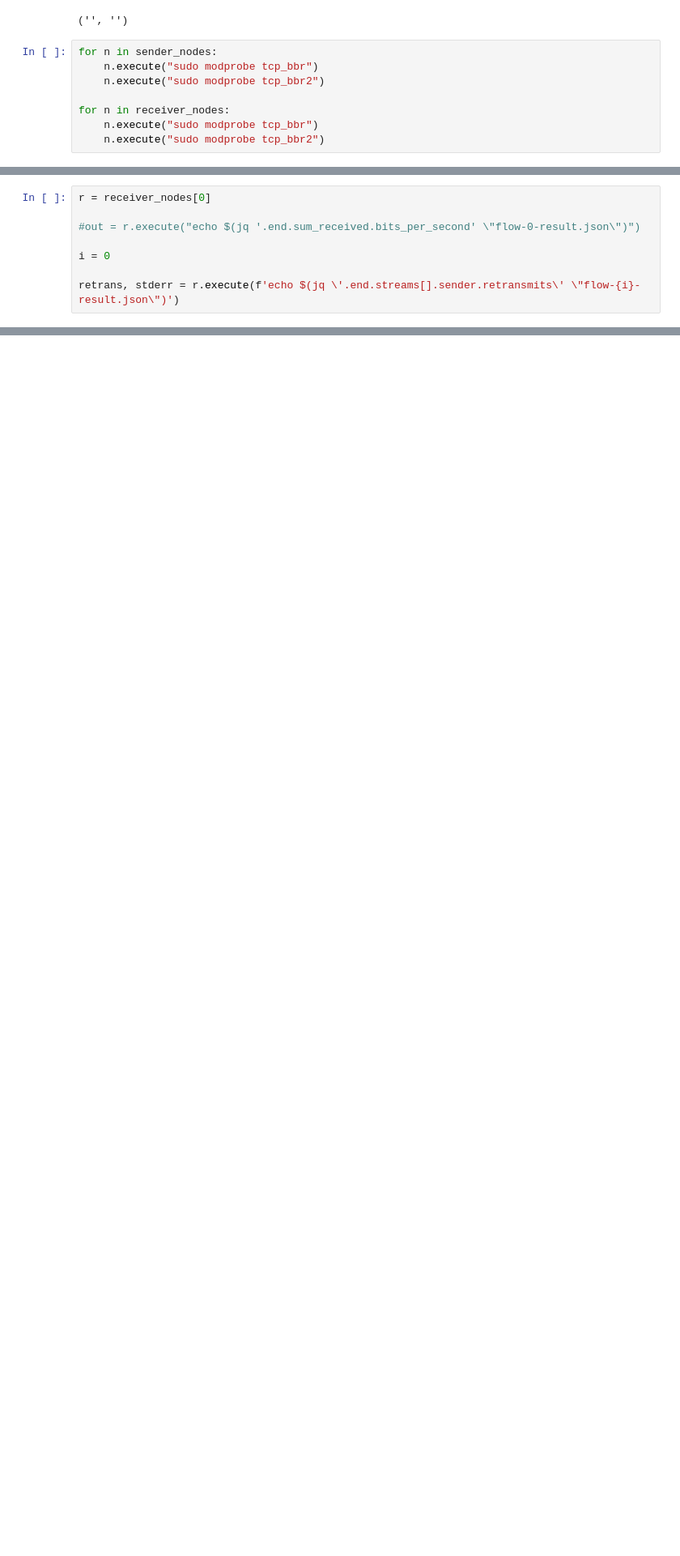
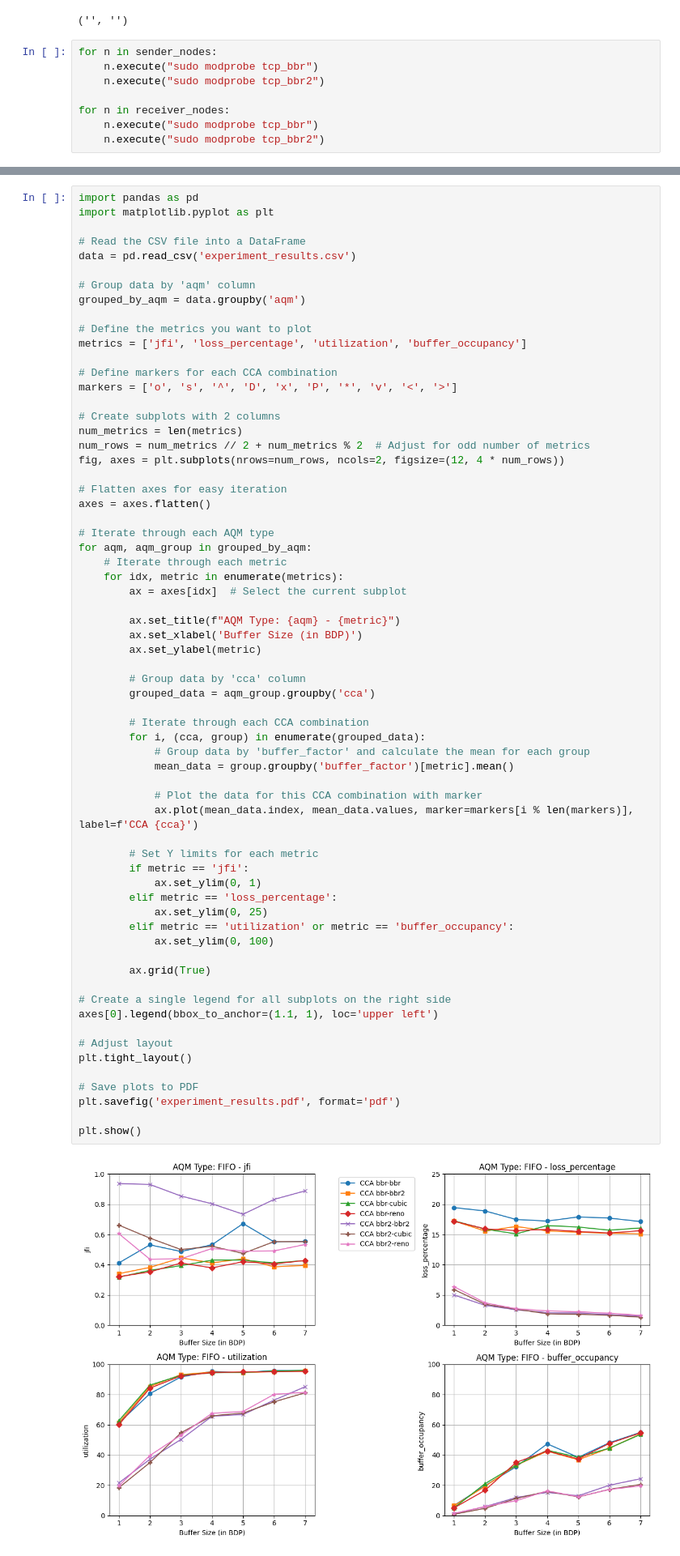
Before and after one commit to ffund/re-bbr-shared-bottleneck, a Jupyter notebook: scherrer-exp/bbr_model_exps.ipynb, the cells around one changed output, grey strips where cells are left out. Shown at 81% size. Saved outputs shown, nothing was run; the diff lists cells and outputs as text; blank space fills up the shorter version.

```diff
--- a/scherrer-exp/bbr_model_exps.ipynb
+++ b/scherrer-exp/bbr_model_exps.ipynb
@@ -757,8 +753,0 @@ Running experiment to generate packet loss files for exp: /home/fabric/work/bbr_
-# %%
-r = receiver_nodes[0]
-
-#out = r.execute("echo $(jq '.end.sum_received.bits_per_second' \"flow-0-result.json\")")
-
-i = 0
-
-retrans, stderr = r.execute(f'echo $(jq \'.end.streams[].sender.retransmits\' \"flow-{i}-result.json\")')
@@ -1293,0 +754,67 @@ plt.savefig('/home/fabric/work/relativedelay.png', dpi=100)
+# %%
+import pandas as pd
+import matplotlib.pyplot as plt
+
+# Read the CSV file into a DataFrame
+data = pd.read_csv('experiment_results.csv')
+
+# Group data by 'aqm' column
+grouped_by_aqm = data.groupby('aqm')
+
+# Define the metrics you want to plot
+metrics = ['jfi', 'loss_percentage', 'utilization', 'buffer_occupancy']
+
+# Define markers for each CCA combination
+markers = ['o', 's', '^', 'D', 'x', 'P', '*', 'v', '<', '>']
+
+# Create subplots with 2 columns
+num_metrics = len(metrics)
+num_rows = num_metrics // 2 + num_metrics % 2  # Adjust for odd number of metrics
+fig, axes = plt.subplots(nrows=num_rows, ncols=2, figsize=(12, 4 * num_rows))
+
+# Flatten axes for easy iteration
+axes = axes.flatten()
+
+# Iterate through each AQM type
+for aqm, aqm_group in grouped_by_aqm:
+    # Iterate through each metric
+    for idx, metric in enumerate(metrics):
+        ax = axes[idx]  # Select the current subplot
+
+        ax.set_title(f"AQM Type: {aqm} - {metric}")
+        ax.set_xlabel('Buffer Size (in BDP)')
+        ax.set_ylabel(metric)
+
+        # Group data by 'cca' column
+        grouped_data = aqm_group.groupby('cca')
+
+        # Iterate through each CCA combination
+        for i, (cca, group) in enumerate(grouped_data):
+            # Group data by 'buffer_factor' and calculate the mean for each group
+            mean_data = group.groupby('buffer_factor')[metric].mean()
+
+            # Plot the data for this CCA combination with marker
+            ax.plot(mean_data.index, mean_data.values, marker=markers[i % len(markers)], label=f'CCA {cca}')
+
+        # Set Y limits for each metric
+        if metric == 'jfi':
+            ax.set_ylim(0, 1)
+        elif metric == 'loss_percentage':
+            ax.set_ylim(0, 25)
+        elif metric == 'utilization' or metric == 'buffer_occupancy':
+            ax.set_ylim(0, 100)
+
+        ax.grid(True)
+
+# Create a single legend for all subplots on the right side
+axes[0].legend(bbox_to_anchor=(1.1, 1), loc='upper left')
+
+# Adjust layout
+plt.tight_layout()
+
+# Save plots to PDF
+plt.savefig('experiment_results.pdf', format='pdf')
+
+plt.show()
+# %% [output]
+[figure, added]
```
Also changed, not shown: parts of 21 cells of this notebook.
